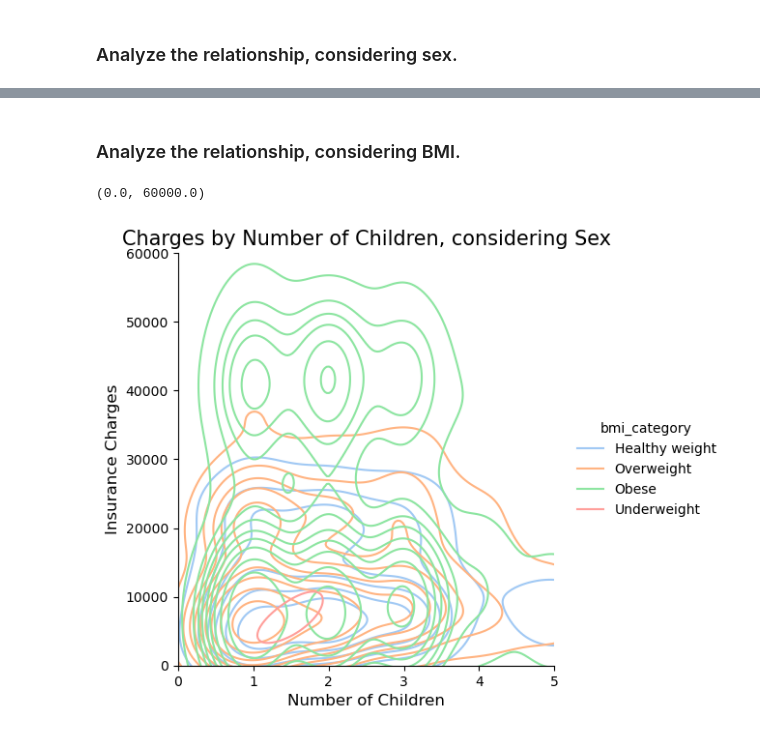
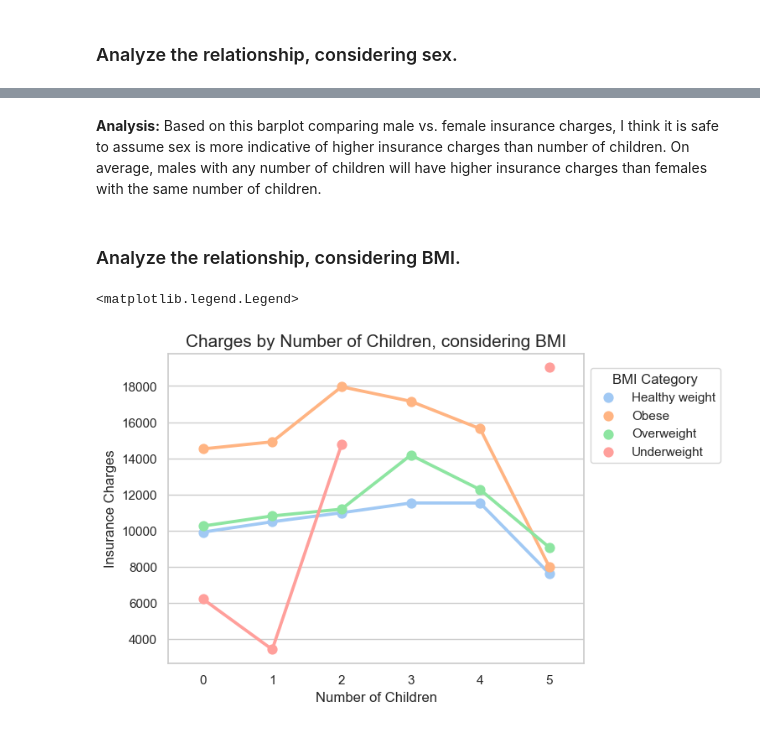
Before and after one commit to ubco-W2022T2-data301/project-group-group25, a Jupyter notebook: analysis/analysis3.ipynb, the cells around one changed output, grey strips where cells are left out. Drawn from its saved outputs; the diff is of its cells as text; code cells hidden in the pictures.

Commit message:
Working on analysis3 notebook

```diff
--- a/analysis/analysis3.ipynb
+++ b/analysis/analysis3.ipynb
@@ -234,7 +234,7 @@ cleandf = (
     .drop_duplicates()
     .dropna(subset = ["age","sex","bmi","children","smoker","region","charges"])
     .reset_index(drop=True)
-    .drop(df[df["children"]<1].index)
+    #.drop(df[df["children"]<1].index)
     # drop rows of individuals with no children
     .assign(charge_per_child= (lambda x: x['charges'] / x['children'])).sort_values("charges",ascending=True).reset_index(drop=True)
     # sorted by lowest charges
@@ -352,31 +375,30 @@ Text(46.37594444444443, 0.5, 'Insurance Charges')
+# %% [markdown]
+**Analysis:** Based on this barplot comparing male vs. female insurance charges, I think it is safe to assume sex is more indicative of higher insurance charges than number of children. On average, males with any number of children will have higher insurance charges than females with the same number of children.
 # %% [markdown]
 ### Analyze the relationship, considering BMI.
 # %%
-# To group BMI values as categories
 def bmi_category(bmi):
     if bmi < 18.5:
         return 'Underweight'
     elif 18.5 <= bmi < 25:
         return 'Healthy weight'
     elif 25 <= bmi < 30:
         return 'Overweight'
     else:
         return 'Obese'
 analysis_df['bmi_category']=analysis_df['bmi'].apply(bmi_category)
 
-#To create the graph
-lineplot=sns.displot(
+bmi_plot=sns.pointplot(
     data=analysis_df,
     x='number_of_children',
     y='charges',
     hue='bmi_category',
-    kind='kde'
+    errorbar=None
 )
-plt.title('Charges by Number of Children, considering Sex',fontsize=15)
+plt.title('Charges by Number of Children, considering BMI',fontsize=15)
 plt.xlabel('Number of Children',fontsize=12)
 plt.ylabel('Insurance Charges',fontsize=12)
-plt.xlim(0,5)
-plt.ylim(0,60000)
+bmi_plot.legend(loc='center left', bbox_to_anchor=(1,0.8),title='BMI Category')
 # %% [output]
-(0.0, 60000.0)
+<matplotlib.legend.Legend>
-[figure, old version]
+[figure, new version]
```
Also changed, not shown: parts of 15 cells of this notebook.
